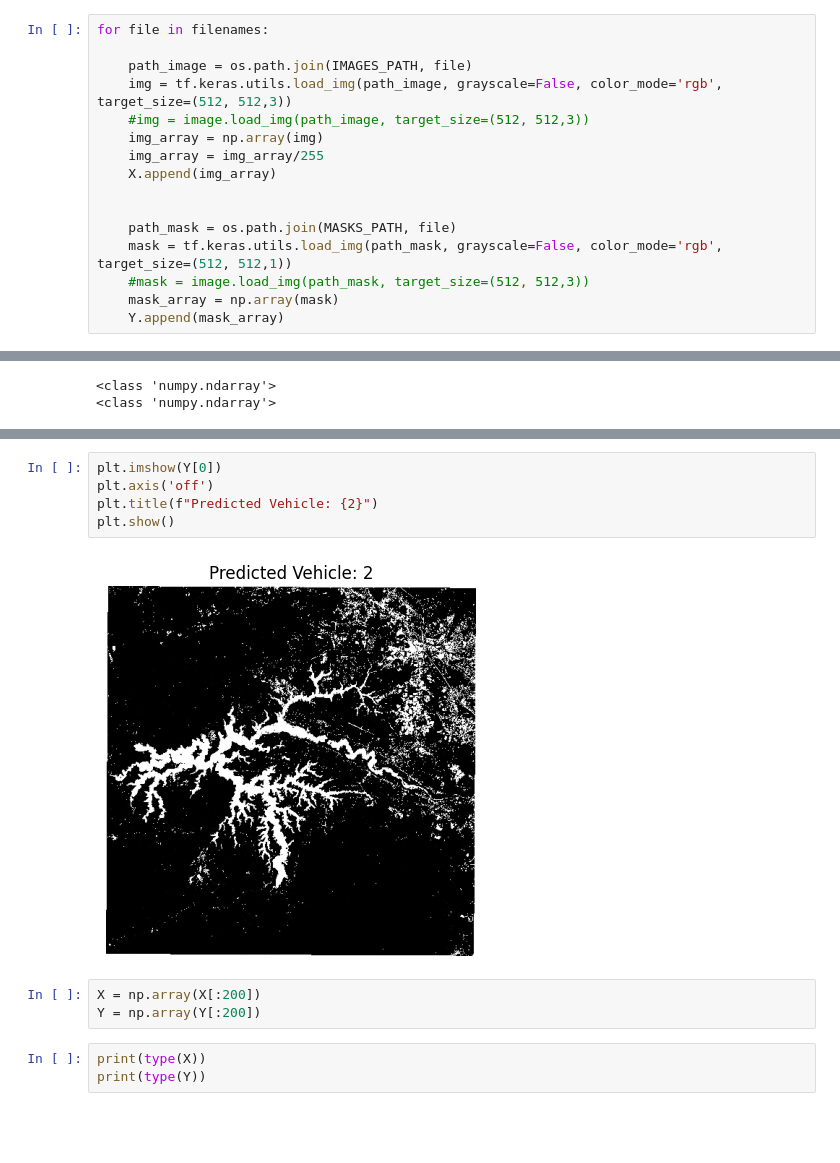
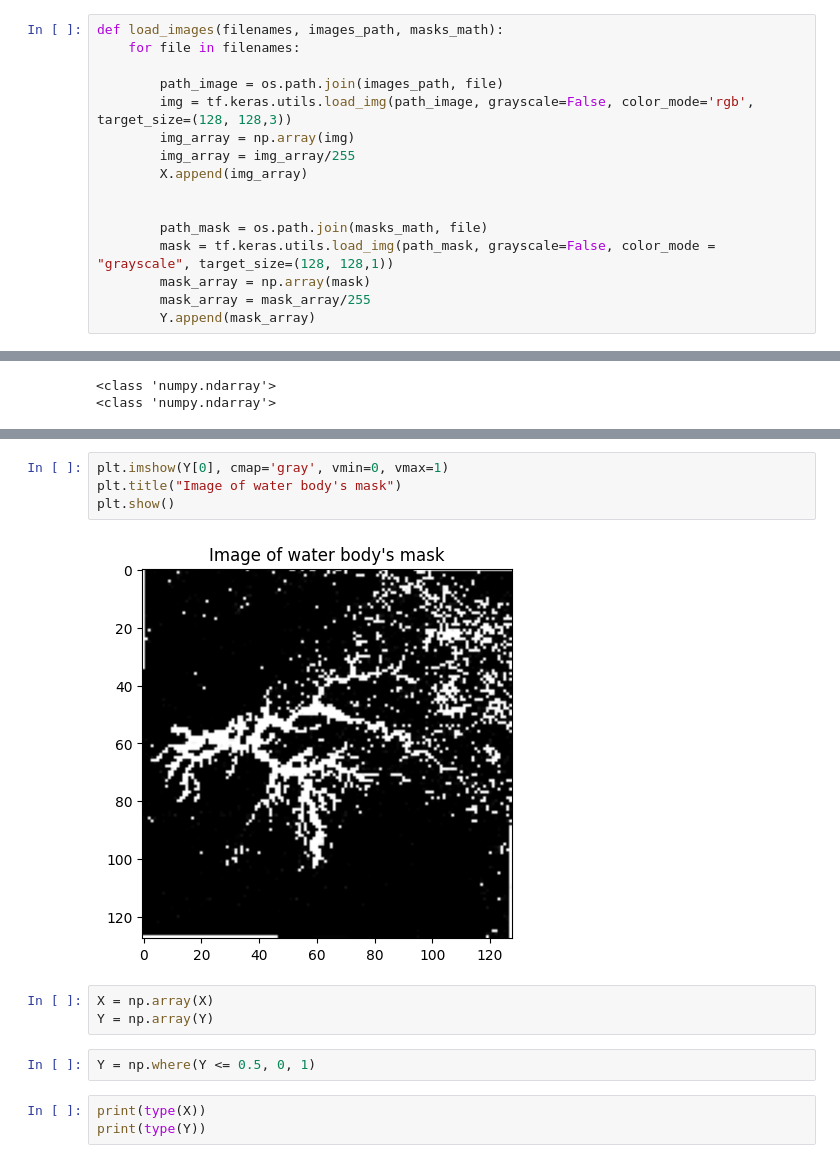
Before and after one commit to MarcoFidelVasquezRivera/image-segmentation, a Jupyter notebook: water-bodies.ipynb, the cells around one changed output, grey strips where cells are left out. Drawn from its saved outputs; the diff is of its cells as text; blank space fills up the shorter version.

```diff
--- a/water-bodies.ipynb
+++ b/water-bodies.ipynb
@@ -99,18 +78,18 @@ Y = []
 # %%
 filenames = os.listdir('Water_Bodies_Dataset\Images')
 # %%
-for file in filenames:
+def load_images(filenames, images_path, masks_math):
+    for file in filenames:
 
-    path_image = os.path.join(IMAGES_PATH, file)
-    img = tf.keras.utils.load_img(path_image, grayscale=False, color_mode='rgb', target_size=(512, 512,3))
-    #img = image.load_img(path_image, target_size=(512, 512,3))
-    img_array = np.array(img)
-    img_array = img_array/255
-    X.append(img_array)
+        path_image = os.path.join(images_path, file)
+        img = tf.keras.utils.load_img(path_image, grayscale=False, color_mode='rgb', target_size=(128, 128,3))
+        img_array = np.array(img)
+        img_array = img_array/255
+        X.append(img_array)
 
 
-    path_mask = os.path.join(MASKS_PATH, file)
-    mask = tf.keras.utils.load_img(path_mask, grayscale=False, color_mode='rgb', target_size=(512, 512,1))
-    #mask = image.load_img(path_mask, target_size=(512, 512,3))
-    mask_array = np.array(mask)
-    Y.append(mask_array)
+        path_mask = os.path.join(masks_math, file)
+        mask = tf.keras.utils.load_img(path_mask, grayscale=False, color_mode = "grayscale", target_size=(128, 128,1))
+        mask_array = np.array(mask)
+        mask_array = mask_array/255
+        Y.append(mask_array)
@@ -156,13 +124,14 @@ plt.show()
 # %%
-plt.imshow(Y[0])
-plt.axis('off')
-plt.title(f"Predicted Vehicle: {2}")
+plt.imshow(Y[0], cmap='gray', vmin=0, vmax=1)
+plt.title("Image of water body's mask")
 plt.show()
 # %% [output]
-[figure, old version]
+[figure, new version]
 # %%
-X = np.array(X[:200])
-Y = np.array(Y[:200])
+X = np.array(X)
+Y = np.array(Y)
+# %%
+Y = np.where(Y <= 0.5, 0, 1)
 # %%
 print(type(X))
 print(type(Y))
```
Also changed, not shown: parts of 37 cells of this notebook.
